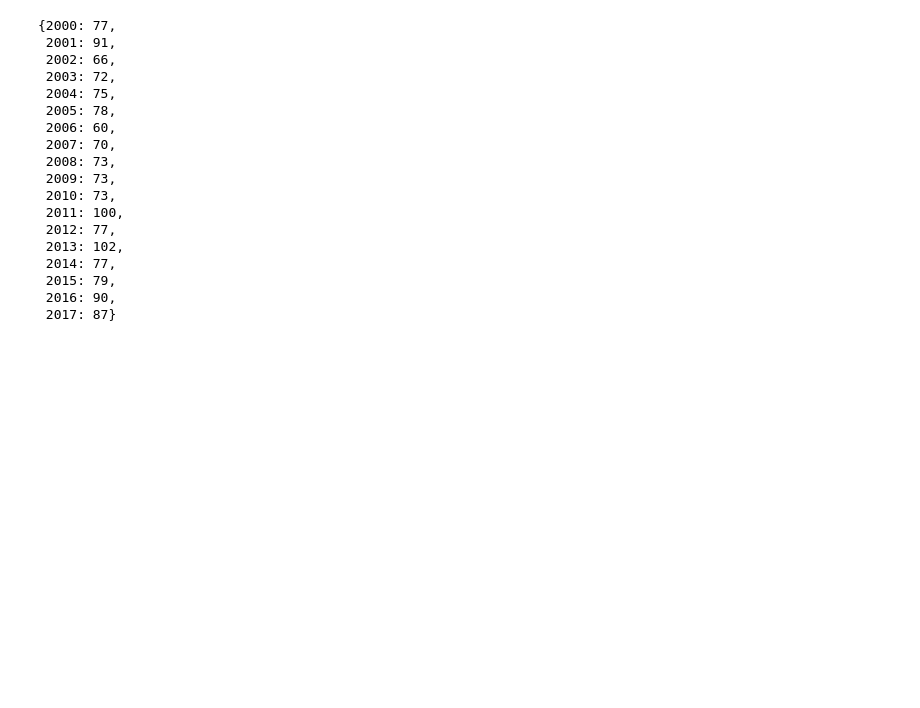
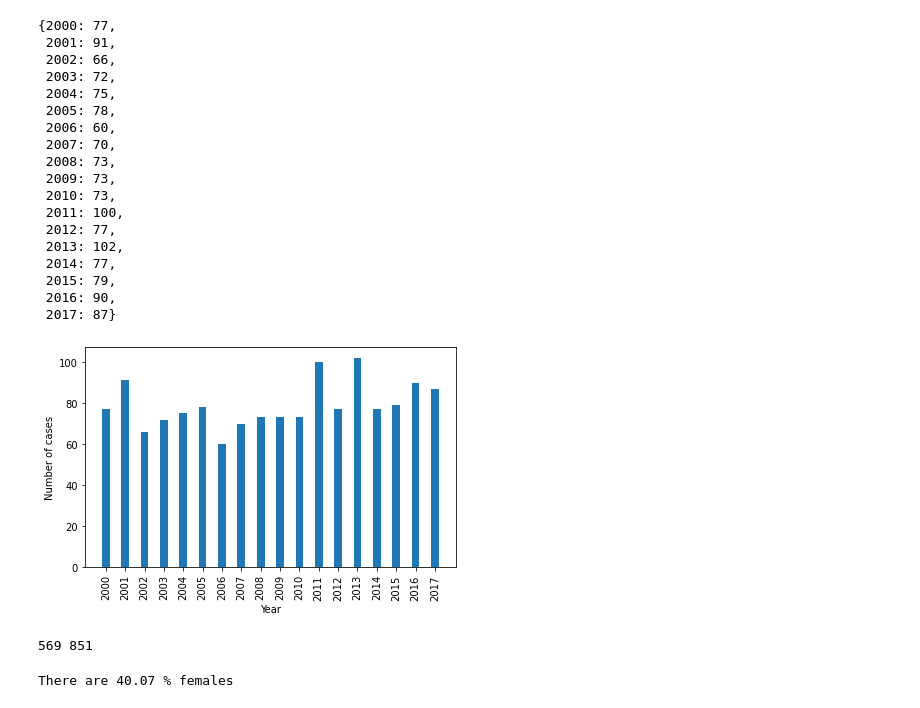
Before and after one commit to shinjinighosh/myeloma-analysis, a Jupyter notebook: analysis.ipynb, the cells around one changed output. Saved outputs shown, nothing was run; the diff lists cells and outputs as text; code cells hidden in the pictures; blank space fills up the shorter version.

```diff
--- a/analysis.ipynb
+++ b/analysis.ipynb
@@ -46,3 +47,23 @@ num_cases
  2015: 79,
  2016: 90,
  2017: 87}
+# %%
+X_vals = list(range(2000, 2018))
+Y_vals = [num_cases[key] for key in X_vals]
+
+# label_loc = np.arange(len(X_vals))
+label_loc = [i for i in range(0, len(X_vals)*2, 2)]
+width = 0.35
+
+fig1, ax1 = plt.subplots()
+rect = ax1.bar(label_loc, height=Y_vals)
+# plt.bar(X_vals, Y_vals)
+ax1.set_ylabel('Number of cases')
+ax1.set_xlabel('Year')
+ax1.set_xticks(label_loc)
+ax1.set_xticklabels(X_vals, rotation='vertical')
+plt.tight_layout()
+plt.savefig('Cases_per_yr.png')
+plt.show()
+# %% [output]
+[figure, added]
@@ -48,0 +75,8 @@ num_cases
+# %%
+print(num_females, num_males)
+# %% [output]
+569 851
+# %%
+print("There are", round(num_females * 100/(num_females+ num_males), 2), "% females")
+# %% [output]
+There are 40.07 % females
```
Also changed, not shown: parts of 33 cells of this notebook.
